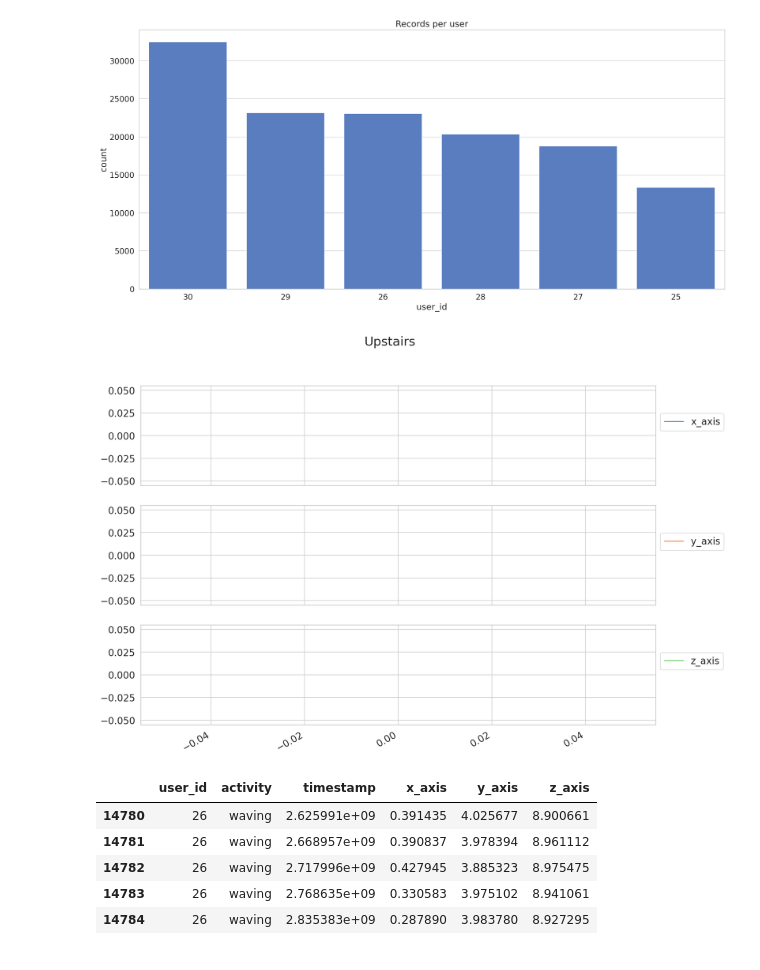
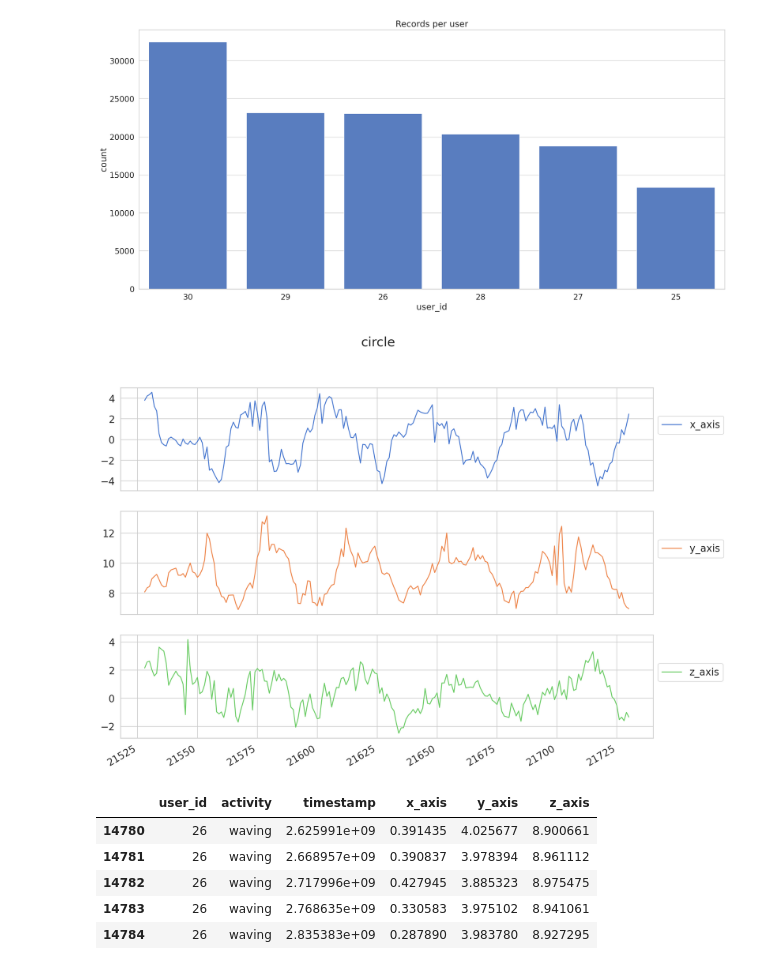
Before and after one commit to sridharnandigam/GestureRecognition, a Jupyter notebook: gesture_rec_model.ipynb, the cells around one changed output. Cells and saved outputs as stored; diff of their text form; code cells hidden in the pictures.

```diff
--- a/gesture_rec_model.ipynb
+++ b/gesture_rec_model.ipynb
@@ -112,11 +100,14 @@ df30 = new_df[new_df['user_id'] == 30]
 df_list = [df25, df26, df27, df28, df29, df30]
 collabels = [25, 26, 27, 28 , 29, 30]
 rowlabels = ['waving', 'semicircle', 'outwardsL', 'outwardsR', 'dab', 'lineV', 'lineH', 'xmark', 'circle', 'towards', 'drinking']
-data = {}
 epic_df = pd.DataFrame(index = rowlabels, columns = collabels)
 
+currindex = collabels[0]
 for d in df_list:
-  print(d.activity.value_counts())
+  for index, value in d.activity.value_counts().items():
+    epic_df.loc[index, currindex] = value
+  currindex += 1
 
-#print(new_df.apply(pd.Series.value_counts))
+#Prints out data distribution per user for each activity. Helps to figure out training, testing split
+print(epic_df)
 # %% [output]
@@ -159,9 +145,9 @@ def plot_activity(activity, df):
     for ax in axis:
         ax.legend(loc='lower left', bbox_to_anchor=(1.0, 0.5))
 # %%
-plot_activity("Upstairs", df);
+plot_activity("circle", df);
 # %% [output]
-[figure, old version]
+[figure, new version]
 # %%
 df['user_id'] = df['user_id'].astype(int)
 df_train = df[df['user_id'] > 26]
```
Also changed, not shown: parts of 17 cells of this notebook.
